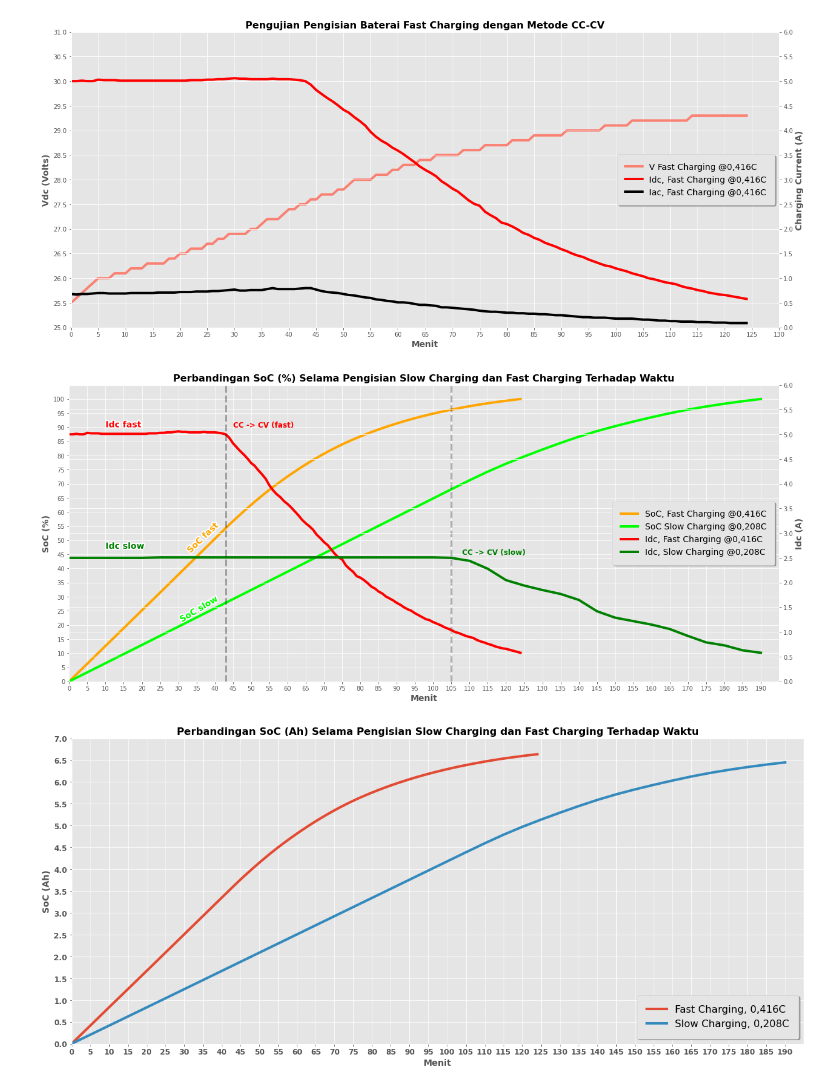
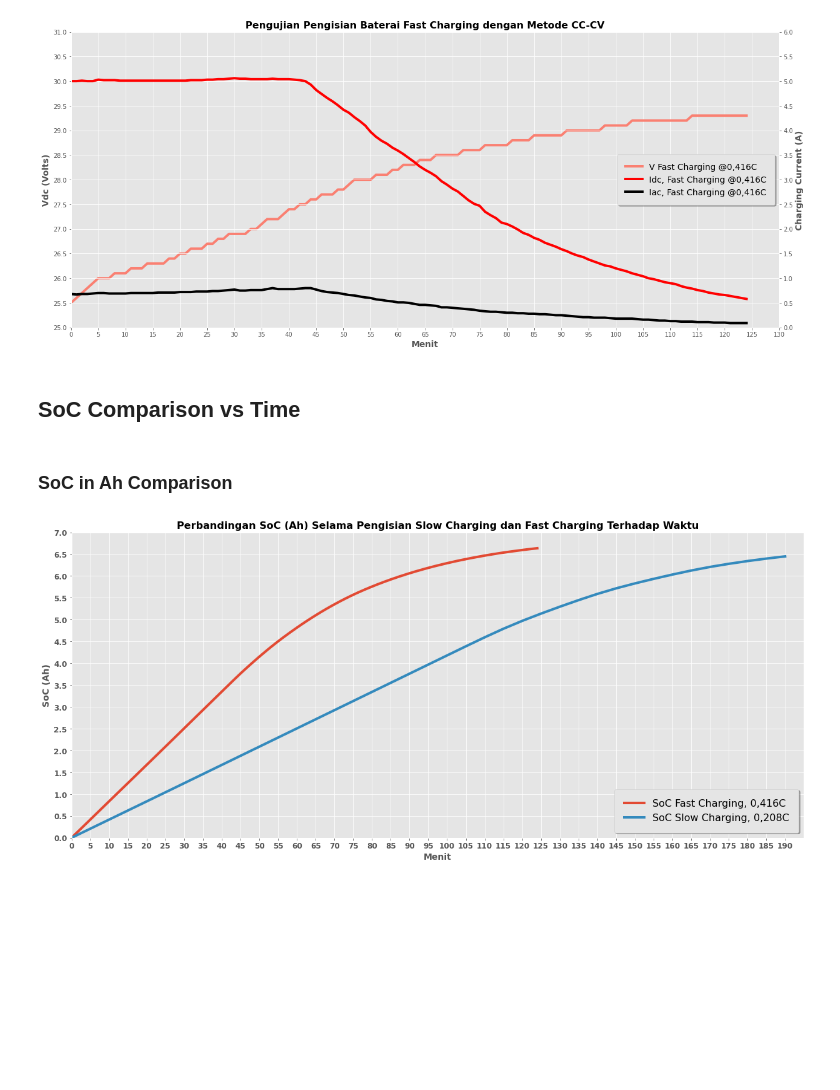
Before and after one commit to FelixIG15/ThesisDataViz, a Jupyter notebook: DataVisualization.ipynb, the cells around one changed output. Saved outputs shown, nothing was run; the diff lists cells and outputs as text; code cells hidden in the pictures; blank space fills up the shorter version.

```diff
--- a/DataVisualization.ipynb
+++ b/DataVisualization.ipynb
@@ -4,6 +8,6 @@ import os
 # %%
 current_working_dir = os.getcwd()
-file_path = os.path.join(current_working_dir, 'folder_baru/Skripsi.xlsx' )
+file_path = os.path.join(current_working_dir, 'data/Skripsi.xlsx' )
 # %%
 data_fast = pd.read_excel(file_path,sheet_name=0)
 data_slow = pd.read_excel(file_path,sheet_name=1)
@@ -129,65 +130,24 @@ plt.savefig('Pengujian Fast Charging.jpg')
 plt.show()
 # %% [output]
 [figure]
-# %%
-fig, ax = plt.subplots(figsize = (21, 9))
-ax2 = ax.twinx()
-plt.style.use('ggplot')
-
-ax.plot(df_fast["Menit"], df_fast["SoC, fast"], label="SoC, Fast Charging @0,416C", linewidth=4, color='orange')
-ax.plot(df_slow["Menit"], df_slow["SoC, slow"], label="SoC Slow Charging @0,208C", linewidth=4, color='lime')
-ax.set_xlabel("Menit", fontsize=14, fontweight='bold')
-ax.set_ylabel("SoC (%)", fontsize=14, fontweight='bold')
-ax.set_xlim(0,195)
-ax.set_ylim(0,105)
-ax.set_yticks(range(0,105,5))
-ax.set_xticks(range(0,195,5))
-# ax.legend(fontsize=14, loc='upper left')
-
-
-ax2.plot(df_fast["Menit"], df_fast["Idc"], label="Idc, Fast Charging @0,416C", linewidth=4, color='red')
-ax2.plot(df_slow["Menit"], df_slow["Idc"], label="Idc, Slow Charging @0,208C", linewidth=4, color='green')
-ax2.set_ylabel("Idc (A)", fontsize=14, fontweight='bold')
-ax2.set_xlim(0,195)
-ax2.set_ylim(0,6)
-ax2.set_yticks(np.arange(0,6.5,0.5))
-# ax2.legend(fontsize=14, loc='center right')
-ax.axvline(x=105, color='black', linestyle='--', alpha= 0.3, linewidth=3)
-ax2.axvline(x=43, color='black', linestyle='--', alpha= 0.3, linewidth=3)
-
-lines_1, labels_1 = ax.get_legend_handles_labels()
-lines_2, labels_2 = ax2.get_legend_handles_labels()
-lines = lines_1 + lines_2
-labels = labels_1 + labels_2
-ax2.legend(lines, labels, loc='center right', fontsize=14, fancybox= True, framealpha=1, shadow=True, borderpad=1)
-ax2.annotate("SoC fast", (32,2.6), c='orange', fontsize=14, weight='bold', rotation=44, path_effects=[pe.withStroke(linewidth=4, foreground="white")])
-ax2.annotate("SoC slow", (30,1.2),c='lime', fontsize=14, weight='bold', rotation=31, path_effects=[pe.withStroke(linewidth=4, foreground="white")])
-ax.annotate("Idc fast", (10,90), c='red', fontsize=14, weight='bold', path_effects=[pe.withStroke(linewidth=4, foreground="white")])
-ax.annotate("Idc slow", (10,47),c='green', fontsize=14, weight='bold', path_effects=[pe.withStroke(linewidth=4, foreground="white")])
-
-ax.annotate("CC -> CV (fast)", (45,90), c='r', fontsize=12, weight='bold')
-ax.annotate("CC -> CV (slow)", (108,45),c='g', fontsize=12, weight='bold')
-plt.title("Perbandingan SoC (%) Selama Pengisian Slow Charging dan Fast Charging Terhadap Waktu", fontsize=16, fontweight='bold')
-plt.savefig('Perbandingan SOC_persen_withV.jpg')
-plt.show()
-# %% [output]
-[figure]
+# %% [markdown]
+## SoC Comparison vs Time
+# %% [markdown]
+### SoC in Ah Comparison
 # %%
-import numpy as np
 plt.figure(figsize=(21,9))
 plt.style.use('ggplot')
-plt.plot(df_fast["Menit"], df_fast["SoC in Ah"], label="Fast Charging, 0,416C", linewidth=4)
-plt.plot(df_slow["Menit"], df_slow["SoC in Ah"], label="Slow Charging, 0,208C", linewidth=4)
+plt.plot(df_fast["Menit"], df_fast["SoC in Ah"], label="SoC Fast Charging, 0,416C", linewidth=4)
+plt.plot(df_slow["Menit"], df_slow["SoC in Ah"], label="SoC Slow Charging, 0,208C", linewidth=4)
 plt.title("Perbandingan SoC (Ah) Selama Pengisian Slow Charging dan Fast Charging Terhadap Waktu", fontsize=16, fontweight='bold')
 plt.xlabel("Menit", fontsize=14, fontweight='bold')
 plt.ylabel("SoC (Ah)", fontsize=14, fontweight='bold')
 plt.xticks(range(0,195,5), fontsize=12, fontweight='bold')
 plt.xlim(0,195)
-import numpy as np
 plt.yticks((np.arange(0,7.5,0.5)), fontsize=12, fontweight='bold')
 plt.ylim(0,7)
 plt.legend(fontsize=16, fancybox= True, framealpha=1, shadow=True, borderpad=1, loc='lower right')
 plt.savefig('Perbandingan SOC_Ah.jpg')
 plt.show()
 # %% [output]
-[figure, old version]
+[figure, new version]
```
Also changed, not shown: parts of 16 cells of this notebook.
